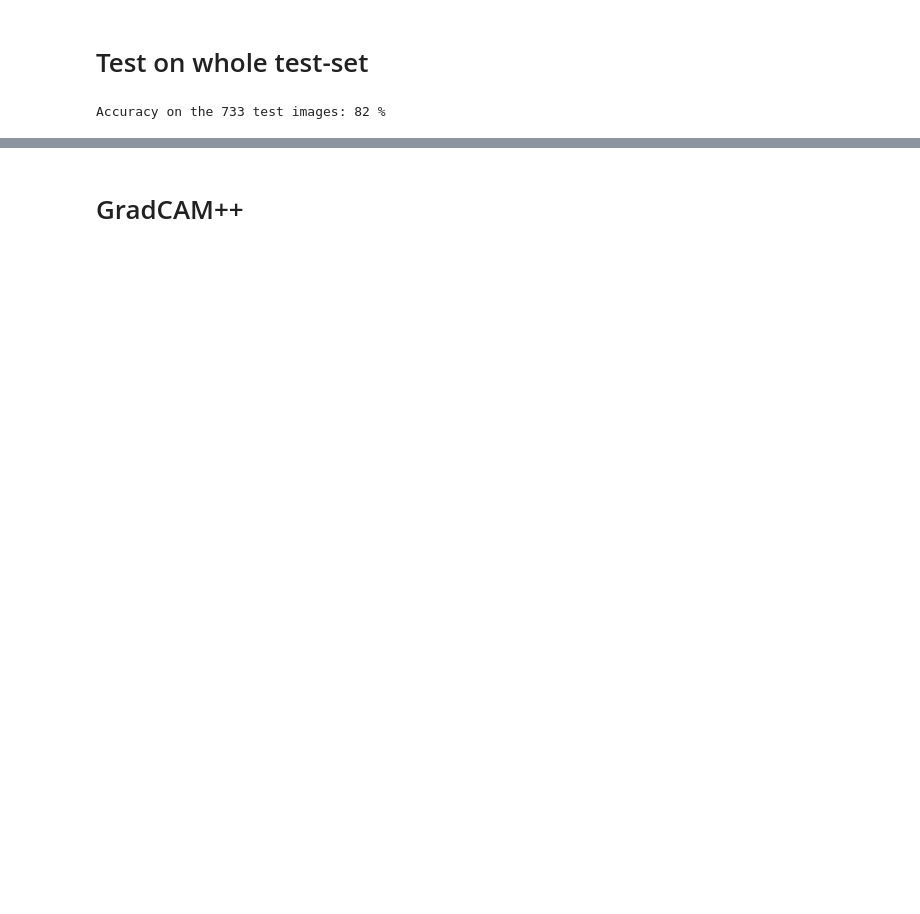
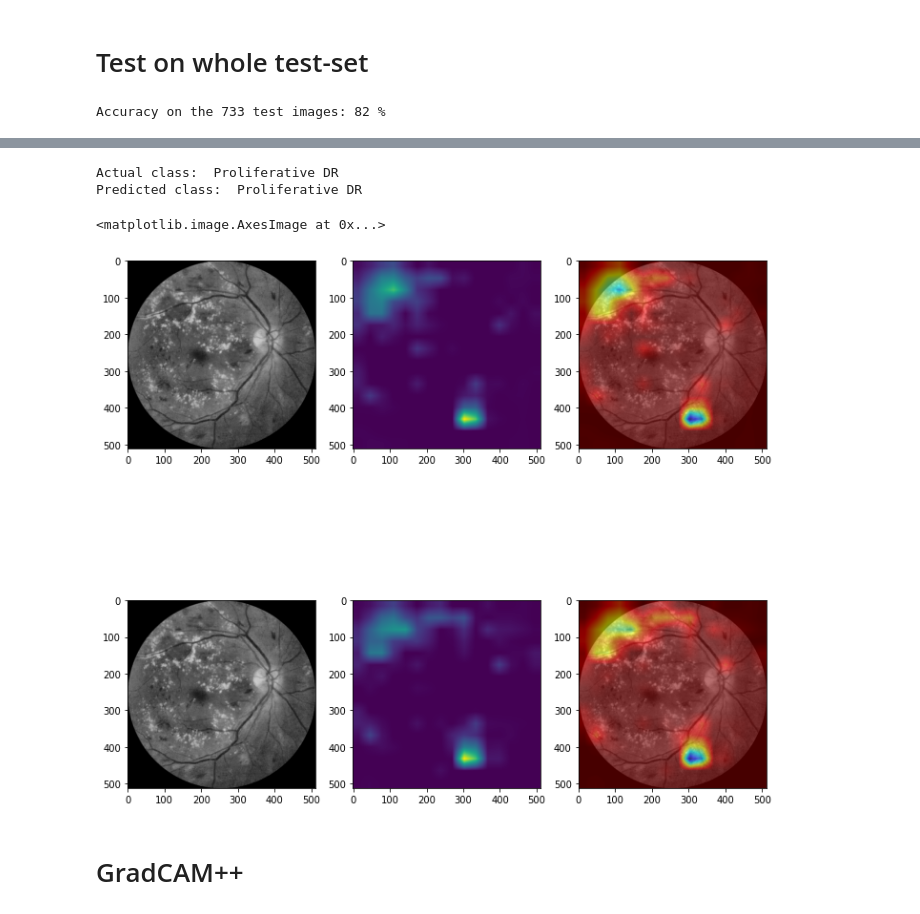
Before and after one commit to mawady/msc-retinalrecog, a Jupyter notebook: ConvNEXT_prep2.ipynb, the cells around one changed output, grey strips where cells are left out. Cells and saved outputs as stored; diff of their text form; code cells hidden in the pictures; blank space fills up the shorter version.

```diff
--- a/ConvNEXT_prep2.ipynb
+++ b/ConvNEXT_prep2.ipynb
@@ -62,8 +87,8 @@ import pandas as pd
 import cv2
 import numpy as np
 import os
-from sklearn.model_selection import train_test_split
-import shutil
+import multiprocessing
+from multiprocessing.pool import ThreadPool
 import torch
 import torchvision
 from torchvision.models import ConvNeXt_Tiny_Weights
@@ -75,6 +100,8 @@ from torch.utils.data import WeightedRandomSampler
 from torch.utils.data import random_split
 import torchvision.transforms as transforms
 from matplotlib import pyplot as plt
+%matplotlib inline
 
-device = "cuda" if torch.cuda.is_available() else "cpu"
-device
+device = "cpu"
+if torch.cuda.is_available():
+  device = "cuda"
@@ -650,3 +638,61 @@ ax[2].imshow(cam_image)
+# %%
+from pytorch_grad_cam import GradCAM, GradCAMPlusPlus
+from pytorch_grad_cam.utils.image import show_cam_on_image, preprocess_image
+
+# Retrieve model
+dataset = pd.read_csv("train.csv")
+model = torch.load(MODEL_PATH).to(device)
+model.eval().to(device)
+
+# Prepare input image
+id_code = "cd93a472e5cd"
+
+img = cv2.imread(PREP_PATH + id_code + ".png", cv2.COLOR_BGR2RGB)[:, :, ::-1]
+img = cv2.resize(img, (IMG_SIZE, IMG_SIZE))
+img = np.float32(img) / 255
+input_tensor = preprocess_image(img, mean=[0.5, 0.5, 0.5], std=[0.5, 0.5, 0.5]).to(device)
+
+print("Actual class: ", CLASSES[dataset.loc[dataset['id_code'] == id_code]['diagnosis'].values[0]])
+outputs = model(input_tensor)
+_, predicted = torch.max(outputs.data, 1)
+print("Predicted class: ", CLASSES[predicted])
+
+# Set target layers
+target_layers = [model.features[-1]]
+
+# GradCAM
+gradcam = GradCAM(model=model, target_layers=target_layers, use_cuda=True)
+
+grayscale_gradcam = gradcam(input_tensor=input_tensor, targets=None , eigen_smooth=False, aug_smooth=False)
+
+grayscale_gradcam = grayscale_gradcam[0, :]
+
+gradcam_image = show_cam_on_image(img, grayscale_gradcam)
+
+# GradCAM++
+gradcampp = GradCAMPlusPlus(model=model, target_layers=target_layers, use_cuda=True)
+
+grayscale_gradcampp = gradcampp(input_tensor=input_tensor, targets=None , eigen_smooth=False, aug_smooth=False)
+
+grayscale_gradcampp = grayscale_gradcampp[0, :]
+
+gradcampp_image = show_cam_on_image(img, grayscale_gradcampp)
+
+# Visualise results
+plt.rcParams["figure.figsize"] = (12,12)
+fig, ax = plt.subplots(2,3)
+
+ax[0,0].imshow(img)
+ax[0,1].imshow(grayscale_gradcam)
+ax[0,2].imshow(gradcam_image)
+ax[1,0].imshow(img)
+ax[1,1].imshow(grayscale_gradcampp)
+ax[1,2].imshow(gradcampp_image)
+# %% [output]
+Actual class:  Proliferative DR
+Predicted class:  Proliferative DR
+<matplotlib.image.AxesImage at 0x...>
+[figure, added]
 # %% [markdown]
 # GradCAM++
 # %%
```
Also changed, not shown: parts of 21 cells of this notebook.
